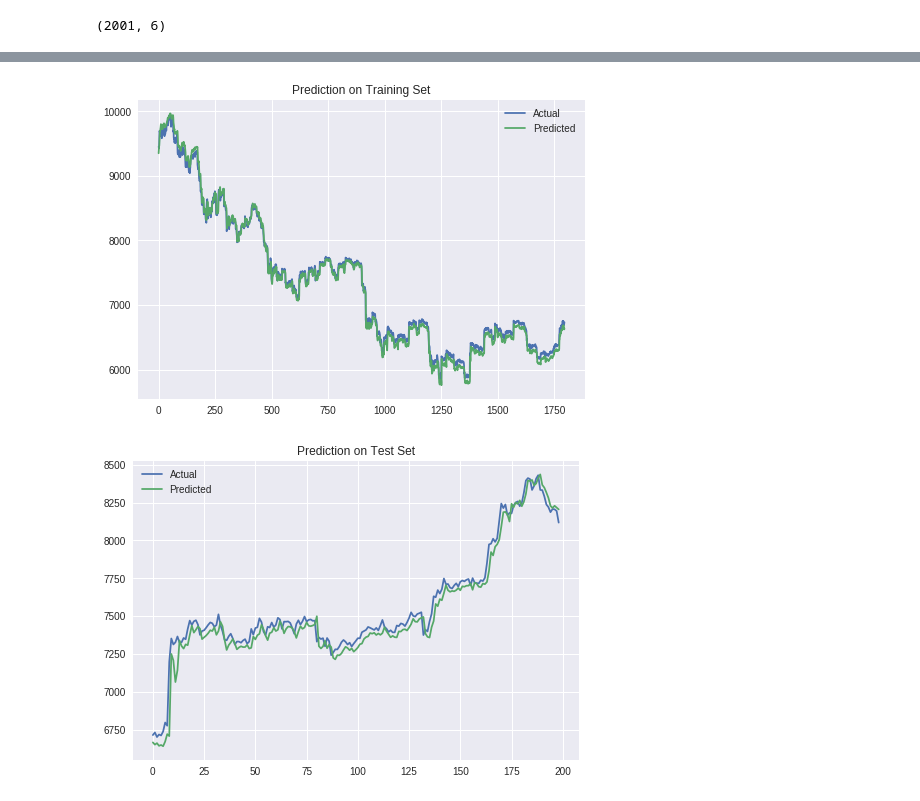
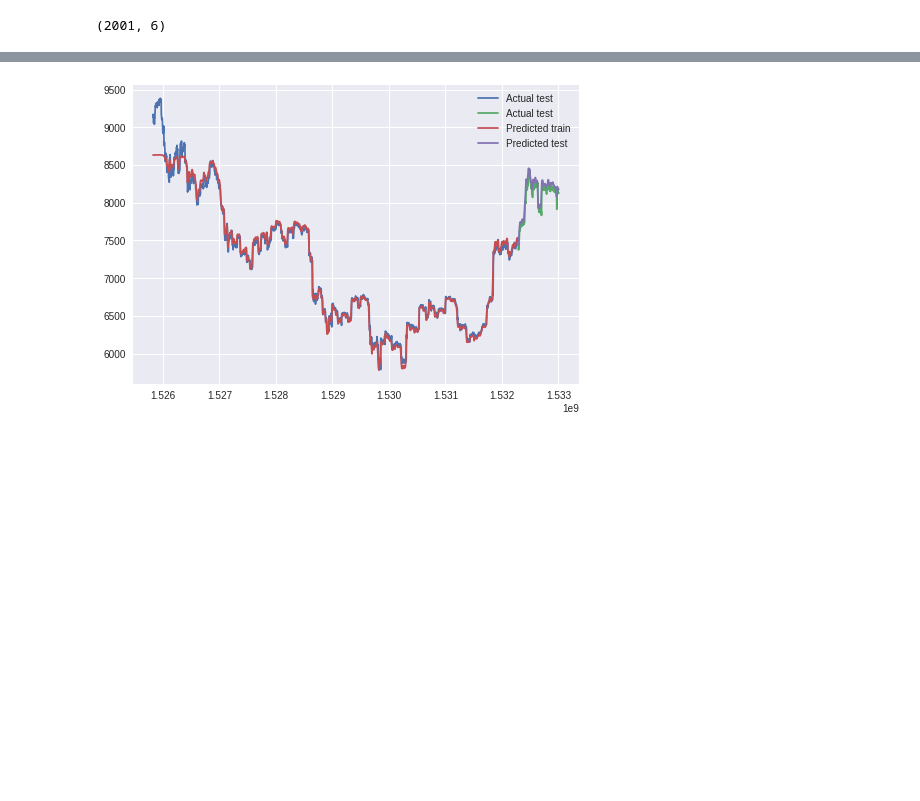
Before and after one commit to MarcinWylot/CryptocurrencyPricePredictor, a Jupyter notebook: BitcoinPredictWithLSTM.ipynb, the cells around one changed output, grey strips where cells are left out. Cells and saved outputs as stored; diff of their text form; code cells hidden in the pictures; blank space fills up the shorter version.

```diff
--- a/BitcoinPredictWithLSTM.ipynb
+++ b/BitcoinPredictWithLSTM.ipynb
@@ -107,29 +112,32 @@ plt.show()
 # %%
-neurons = 512
+neurons = 128 #512
 activation_function = 'tanh'
-dropout = 0.25
+dropout = 0.2 #0.25
 loss = 'mse'
 optimizer="adam"
 
-batch_size = 12
-epochs = 50
+batch_size = 100
+epochs = 200
 training_size = 0.8
 
 
 def nn_model(input_shape=(window, nb_features), output_size=1, neurons=neurons, activ_func=activation_function, dropout=dropout, loss=loss, optimizer=optimizer):
   model = Sequential()
 
-  model.add(LSTM(neurons, return_sequences=True, input_shape=(inputs.shape[1], inputs.shape[2]), activation=activ_func))
+  model.add(LSTM(neurons, return_sequences=True, input_shape=input_shape))
   model.add(Dropout(dropout))
 
-  model.add(LSTM(neurons, return_sequences=False, activation=activ_func))
+  #model.add(LSTM(neurons, return_sequences=True, activation=activ_func))
+  #model.add(Dropout(dropout))
+
+  model.add(LSTM(neurons, return_sequences=False))
   model.add(Dropout(dropout))
 
-  model.add(LSTM(neurons, activation=activ_func))
-  model.add(Dropout(dropout))
+  #model.add(Dense(units=output_size))
+  #model.add(Activation(activ_func))
+  model.add(Dense(32,kernel_initializer="uniform",activation='relu'))
+  model.add(Dense(1,kernel_initializer="uniform",activation='linear'))
 
-  model.add(Dense(units=output_size))
-  #model.add(Activation(activ_func))
 
   model.compile(loss=loss, optimizer=optimizer, metrics=['mse'])
 #  model.summary()
@@ -156,5 +164,5 @@ def nn_model2(input_shape=(window, nb_features)):
 # random seed for reproducibility
 np.random.seed(32)
 # initialise model architecture
-model = nn_model2()
+model = nn_model()
 # %%
@@ -173,15 +182,9 @@ Test Score: 72.87 RMSE
-# %%
-plt.plot(y_train, label='Actual')
-plt.plot(trainPredict, label='Predicted')
-plt.legend(loc='best')
-plt.title('Prediction on Training Set')
-plt.show()
-
-plt.plot(y_test, label='Actual')
-plt.plot(testPredict, label='Predicted')
-plt.legend(loc='best')
-plt.title('Prediction on Test Set')
-plt.show()
-# %% [output]
-[figure, removed]
-[figure, removed]
+# %%
+plt.plot(y_train, label='Actual test')
+plt.plot(y_test, label='Actual test')
+plt.plot(trainPredict, label='Predicted train')
+plt.plot(testPredict, label='Predicted test')
+plt.legend(loc='best')
+plt.show()
+# %% [output]
+[figure, added]
```
Also changed, not shown: parts of 9 cells of this notebook.
